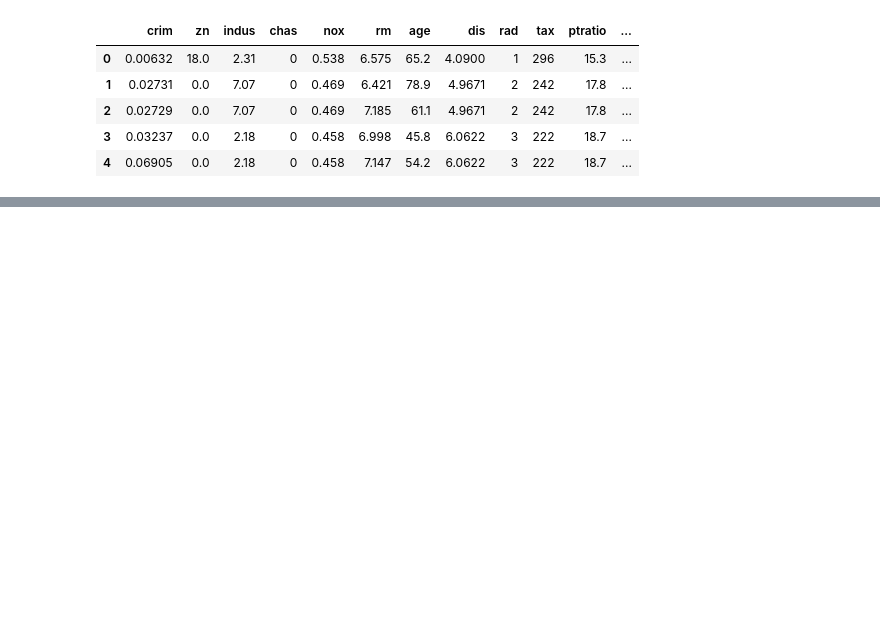
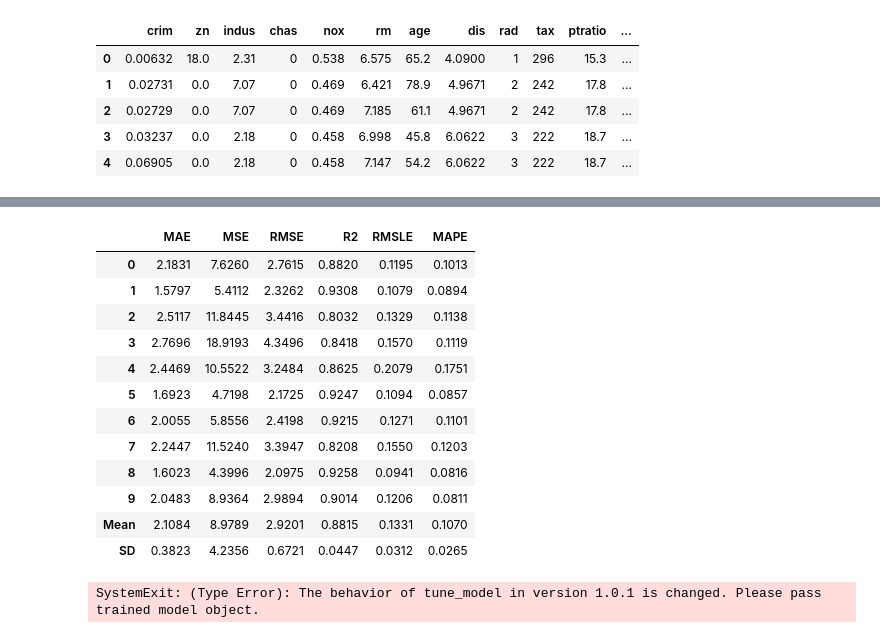
Before and after one commit to Pippippi3104/2020_PythonTest, a Jupyter notebook: src/PyCaret_test001.ipynb, the cells around one changed output, grey strips where cells are left out. Saved outputs shown, nothing was run; the diff lists cells and outputs as text; code cells hidden in the pictures; blank space fills up the shorter version.

```diff
--- a/src/PyCaret_test001.ipynb
+++ b/src/PyCaret_test001.ipynb
@@ -10,0 +62,20 @@ boston_data = get_data('boston')
+# %%
+rf = create_model('rf')
+# %% [output]
+|  | MAE | MSE | RMSE | R2 | RMSLE | MAPE |
+| 0 | 2.1831 | 7.6260 | 2.7615 | 0.8820 | 0.1195 | 0.1013 |
+| 1 | 1.5797 | 5.4112 | 2.3262 | 0.9308 | 0.1079 | 0.0894 |
+| 2 | 2.5117 | 11.8445 | 3.4416 | 0.8032 | 0.1329 | 0.1138 |
+| 3 | 2.7696 | 18.9193 | 4.3496 | 0.8418 | 0.1570 | 0.1119 |
+| 4 | 2.4469 | 10.5522 | 3.2484 | 0.8625 | 0.2079 | 0.1751 |
+| 5 | 1.6923 | 4.7198 | 2.1725 | 0.9247 | 0.1094 | 0.0857 |
+| 6 | 2.0055 | 5.8556 | 2.4198 | 0.9215 | 0.1271 | 0.1101 |
+| 7 | 2.2447 | 11.5240 | 3.3947 | 0.8208 | 0.1550 | 0.1203 |
+| 8 | 1.6023 | 4.3996 | 2.0975 | 0.9258 | 0.0941 | 0.0816 |
+| 9 | 2.0483 | 8.9364 | 2.9894 | 0.9014 | 0.1206 | 0.0811 |
+| Mean | 2.1084 | 8.9789 | 2.9201 | 0.8815 | 0.1331 | 0.1070 |
+| SD | 0.3823 | 4.2356 | 0.6721 | 0.0447 | 0.0312 | 0.0265 |
+# %%
+tuned_rf = tune_model('rf')
+# %% [output]
+SystemExit: (Type Error): The behavior of tune_model in version 1.0.1 is changed. Please pass trained model object.
```
Also changed, not shown: parts of 7 cells of this notebook, 7 other files.
